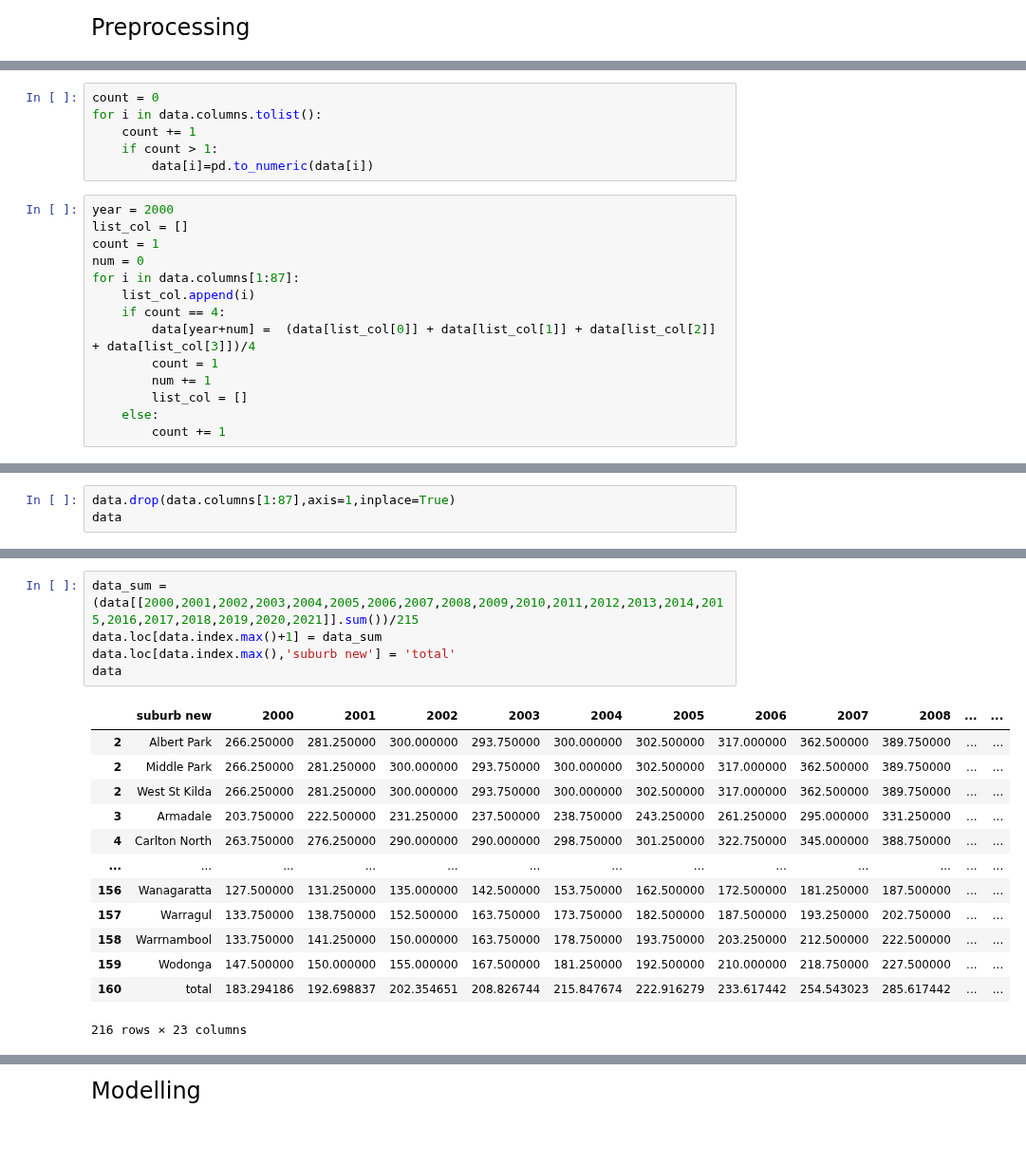
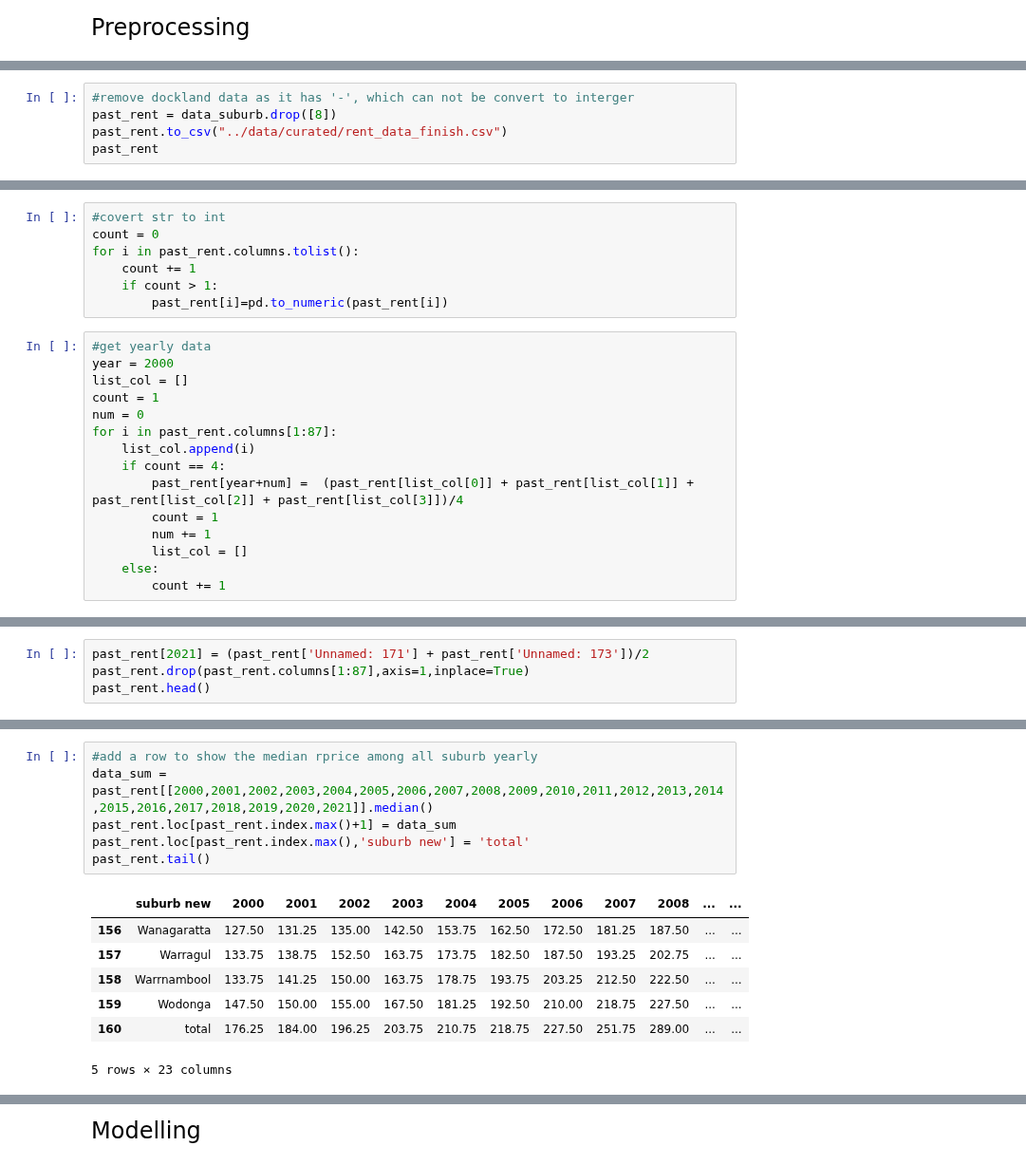
Before and after one commit to MAST30034-Applied-Data-Science/generic-real-estate-consulting-project-group-55, a Jupyter notebook: notebooks/past_rent_rate.ipynb, the cells around one changed output, grey strips where cells are left out. Shown at 95% size. Drawn from its saved outputs; the diff is of its cells as text; blank space fills up the shorter version.

```diff
--- a/notebooks/past_rent_rate.ipynb
+++ b/notebooks/past_rent_rate.ipynb
@@ -81,0 +62,5 @@ data
+# %%
+#remove dockland data as it has '-', which can not be convert to interger
+past_rent = data_suburb.drop([8])
+past_rent.to_csv("../data/curated/rent_data_finish.csv")
+past_rent
@@ -82,18 +81,20 @@ data
 # %%
+#covert str to int
 count = 0
-for i in data.columns.tolist():
+for i in past_rent.columns.tolist():
     count += 1
     if count > 1:
-        data[i]=pd.to_numeric(data[i])
+        past_rent[i]=pd.to_numeric(past_rent[i])
 # %%
+#get yearly data
 year = 2000
 list_col = []
 count = 1
 num = 0
-for i in data.columns[1:87]:
+for i in past_rent.columns[1:87]:
     list_col.append(i)
     if count == 4:
-        data[year+num] =  (data[list_col[0]] + data[list_col[1]] + data[list_col[2]] + data[list_col[3]])/4
+        past_rent[year+num] =  (past_rent[list_col[0]] + past_rent[list_col[1]] + past_rent[list_col[2]] + past_rent[list_col[3]])/4
         count = 1
         num += 1
         list_col = []
@@ -119,5 +103,6 @@ data
 # %%
-data.drop(data.columns[1:87],axis=1,inplace=True)
-data
+past_rent[2021] = (past_rent['Unnamed: 171'] + past_rent['Unnamed: 173'])/2
+past_rent.drop(past_rent.columns[1:87],axis=1,inplace=True)
+past_rent.head()
 # %% [output]
 |  | suburb new | 2000 | 2001 | 2002 | 2003 | 2004 | 2005 | 2006 | 2007 | 2008 | ... | ... |
@@ -136,19 +115,14 @@ data
 # %%
-data_sum = (data[[2000,2001,2002,2003,2004,2005,2006,2007,2008,2009,2010,2011,2012,2013,2014,2015,2016,2017,2018,2019,2020,2021]].sum())/215
-data.loc[data.index.max()+1] = data_sum
-data.loc[data.index.max(),'suburb new'] = 'total'
-data
+#add a row to show the median rprice among all suburb yearly
+data_sum = past_rent[[2000,2001,2002,2003,2004,2005,2006,2007,2008,2009,2010,2011,2012,2013,2014,2015,2016,2017,2018,2019,2020,2021]].median()
+past_rent.loc[past_rent.index.max()+1] = data_sum
+past_rent.loc[past_rent.index.max(),'suburb new'] = 'total'
+past_rent.tail()
 # %% [output]
 |  | suburb new | 2000 | 2001 | 2002 | 2003 | 2004 | 2005 | 2006 | 2007 | 2008 | ... | ... |
-| 2 | Albert Park | 266.250000 | 281.250000 | 300.000000 | 293.750000 | 300.000000 | 302.500000 | 317.000000 | 362.500000 | 389.750000 | ... | ... |
-| 2 | Middle Park | 266.250000 | 281.250000 | 300.000000 | 293.750000 | 300.000000 | 302.500000 | 317.000000 | 362.500000 | 389.750000 | ... | ... |
-| 2 | West St Kilda | 266.250000 | 281.250000 | 300.000000 | 293.750000 | 300.000000 | 302.500000 | 317.000000 | 362.500000 | 389.750000 | ... | ... |
-| 3 | Armadale | 203.750000 | 222.500000 | 231.250000 | 237.500000 | 238.750000 | 243.250000 | 261.250000 | 295.000000 | 331.250000 | ... | ... |
-| 4 | Carlton North | 263.750000 | 276.250000 | 290.000000 | 290.000000 | 298.750000 | 301.250000 | 322.750000 | 345.000000 | 388.750000 | ... | ... |
-| ... | ... | ... | ... | ... | ... | ... | ... | ... | ... | ... | ... | ... |
-| 156 | Wanagaratta | 127.500000 | 131.250000 | 135.000000 | 142.500000 | 153.750000 | 162.500000 | 172.500000 | 181.250000 | 187.500000 | ... | ... |
-| 157 | Warragul | 133.750000 | 138.750000 | 152.500000 | 163.750000 | 173.750000 | 182.500000 | 187.500000 | 193.250000 | 202.750000 | ... | ... |
-| 158 | Warrnambool | 133.750000 | 141.250000 | 150.000000 | 163.750000 | 178.750000 | 193.750000 | 203.250000 | 212.500000 | 222.500000 | ... | ... |
-| 159 | Wodonga | 147.500000 | 150.000000 | 155.000000 | 167.500000 | 181.250000 | 192.500000 | 210.000000 | 218.750000 | 227.500000 | ... | ... |
-| 160 | total | 183.294186 | 192.698837 | 202.354651 | 208.826744 | 215.847674 | 222.916279 | 233.617442 | 254.543023 | 285.617442 | ... | ... |
+| 156 | Wanagaratta | 127.50 | 131.25 | 135.00 | 142.50 | 153.75 | 162.50 | 172.50 | 181.25 | 187.50 | ... | ... |
+| 157 | Warragul | 133.75 | 138.75 | 152.50 | 163.75 | 173.75 | 182.50 | 187.50 | 193.25 | 202.75 | ... | ... |
+| 158 | Warrnambool | 133.75 | 141.25 | 150.00 | 163.75 | 178.75 | 193.75 | 203.25 | 212.50 | 222.50 | ... | ... |
+| 159 | Wodonga | 147.50 | 150.00 | 155.00 | 167.50 | 181.25 | 192.50 | 210.00 | 218.75 | 227.50 | ... | ... |
+| 160 | total | 176.25 | 184.00 | 196.25 | 203.75 | 210.75 | 218.75 | 227.50 | 251.75 | 289.00 | ... | ... |
-216 rows × 23 columns
+5 rows × 23 columns
```
Also changed, not shown: parts of 18 cells of this notebook.
